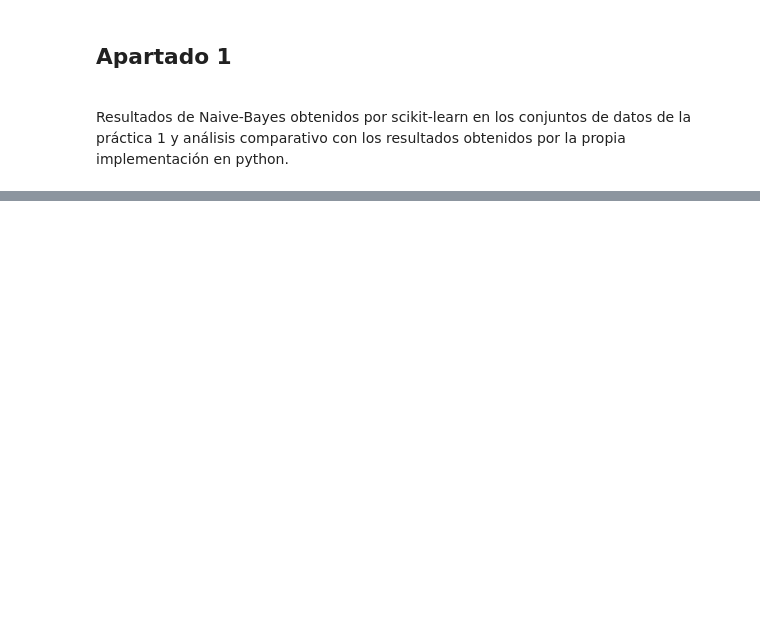
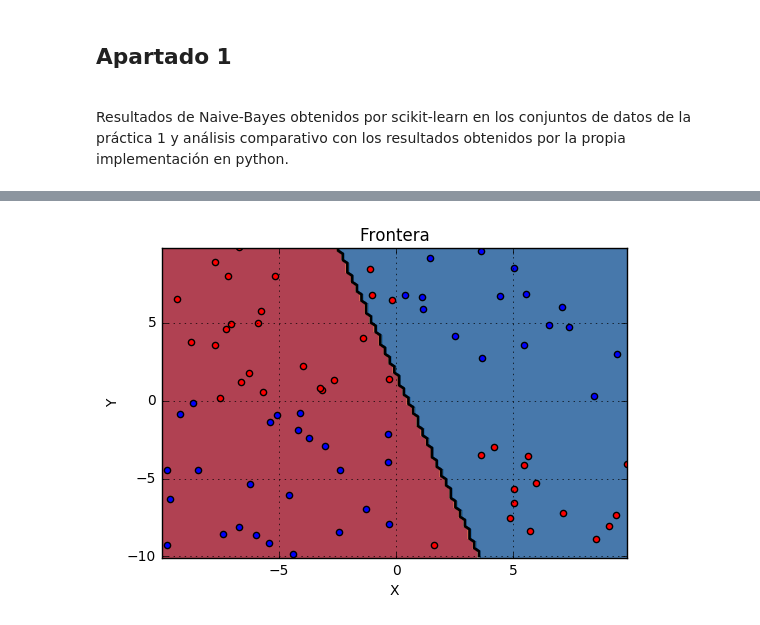
Before and after one commit to SanzCeb/faa, a Jupyter notebook: p2/memoria.ipynb, the cells around one changed output, grey strips where cells are left out. Cells and saved outputs as stored; diff of their text form; code cells hidden in the pictures; blank space fills up the shorter version.

```diff
--- a/p2/memoria.ipynb
+++ b/p2/memoria.ipynb
@@ -62,0 +166,4 @@ Es importante realizar un análisis de los resultados del algoritmo de regresió
+# %%
+graficar_frontera(example3,regresion)
+# %% [output]
+[figure, added]
```
Also changed, not shown: parts of 12 cells of this notebook, 6 other files.
